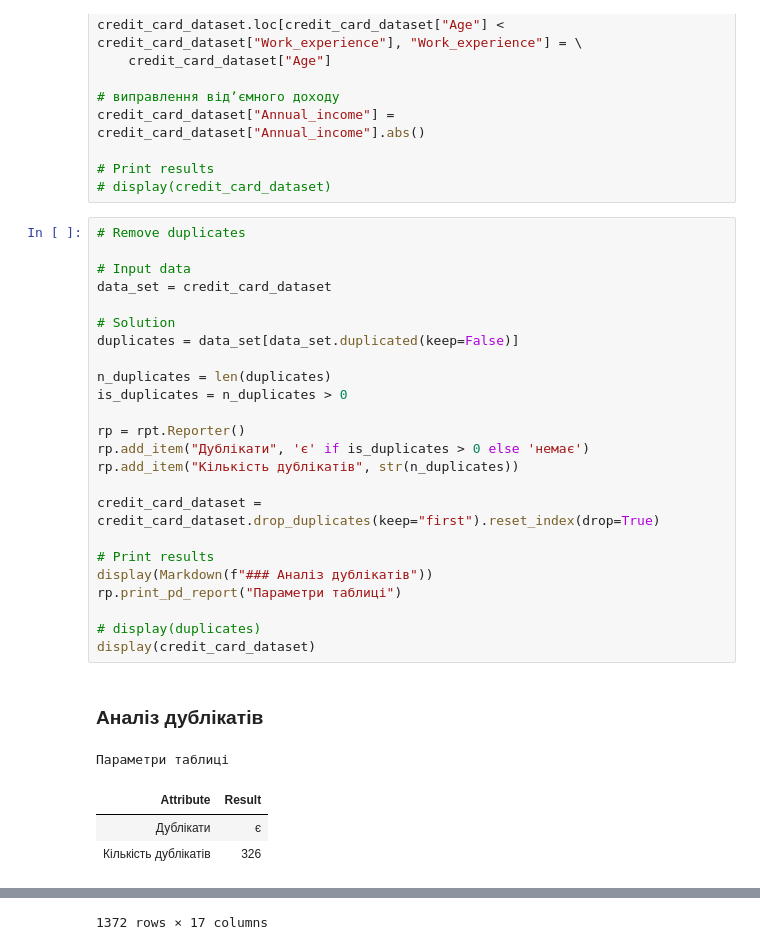
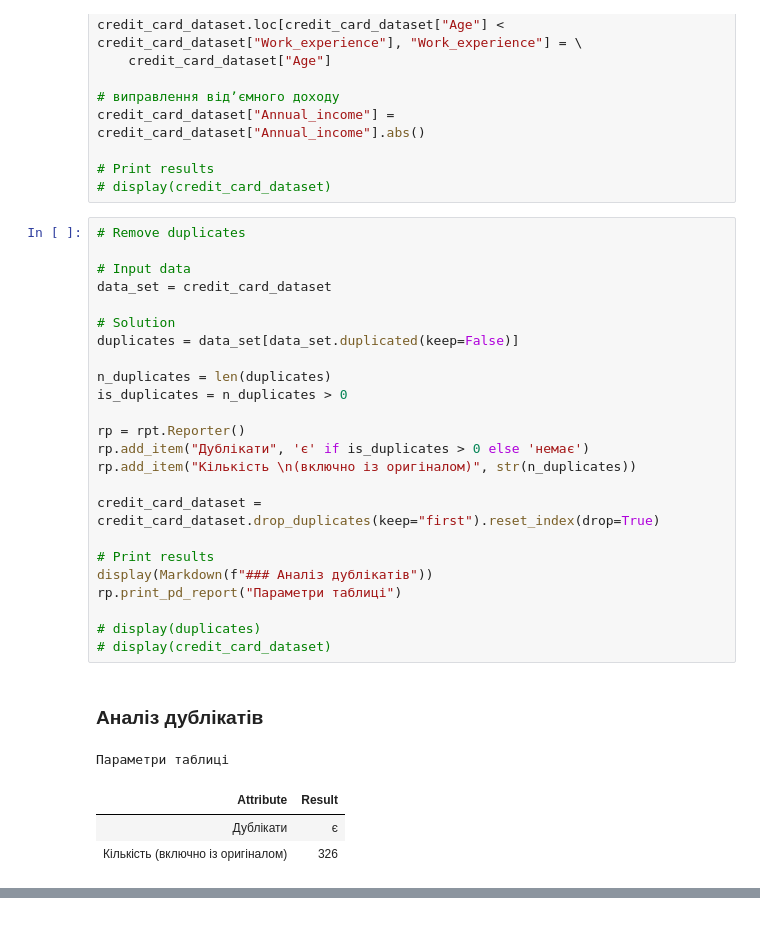
Before and after one commit to BogdanPinchuk/DataScience-PBY_HW20_Course_Project, a Jupyter notebook: Bohdan_Pinchuk_DS_HW20.ipynb, the cells around one changed output, grey strips where cells are left out. Drawn from its saved outputs; the diff is of its cells as text.

```diff
--- a/Bohdan_Pinchuk_DS_HW20.ipynb
+++ b/Bohdan_Pinchuk_DS_HW20.ipynb
@@ -1127,30 +1127,30 @@ credit_card_dataset["Annual_income"] = credit_card_dataset["Annual_income"].abs(
 # %%
 # Remove duplicates
 
 # Input data
 data_set = credit_card_dataset
 
 # Solution
 duplicates = data_set[data_set.duplicated(keep=False)]
 
 n_duplicates = len(duplicates)
 is_duplicates = n_duplicates > 0
 
 rp = rpt.Reporter()
 rp.add_item("Дублікати", 'є' if is_duplicates > 0 else 'немає')
-rp.add_item("Кількість дублікатів", str(n_duplicates))
+rp.add_item("Кількість \n(включно із оригіналом)", str(n_duplicates))
 
 credit_card_dataset = credit_card_dataset.drop_duplicates(keep="first").reset_index(drop=True)
 
 # Print results
 display(Markdown(f"### Аналіз дублікатів"))
 rp.print_pd_report("Параметри таблиці")
 
 # display(duplicates)
-display(credit_card_dataset)
+# display(credit_card_dataset)
 # %% [output]
 ### Аналіз дублікатів
 Параметри таблиці
 | Attribute | Result |
 | Дублікати | є |
-| Кількість дублікатів | 326 |
+| Кількість (включно із оригіналом) | 326 |
@@ -1169,2 +1157 @@ display(credit_card_dataset)
-1372 rows × 17 columns
 # %%
```
Also changed, not shown: parts of 2 cells of this notebook.
